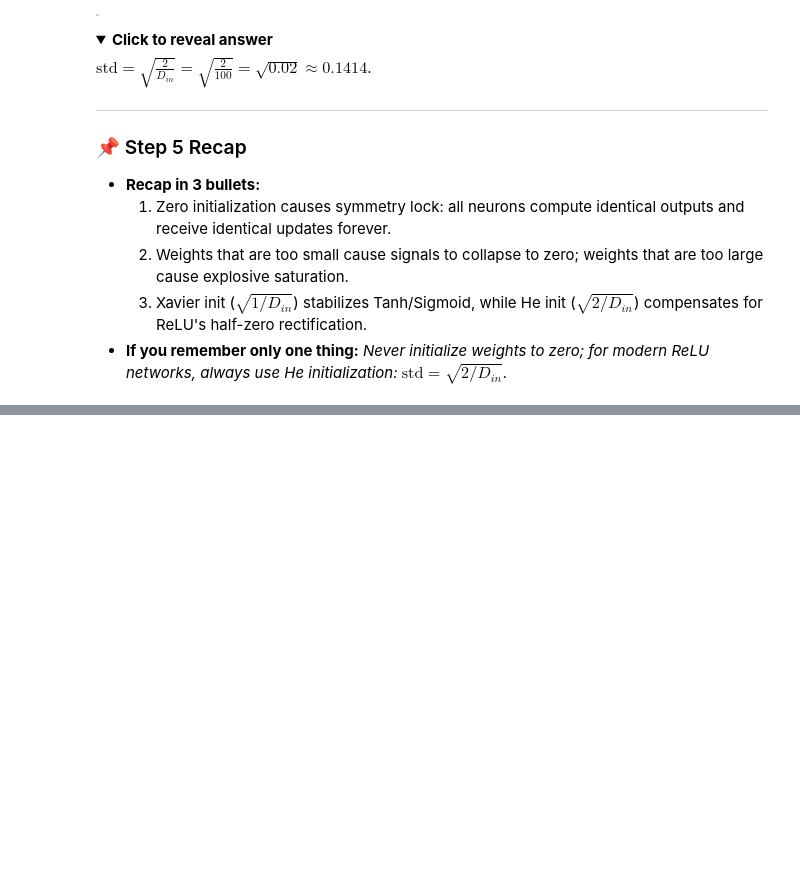
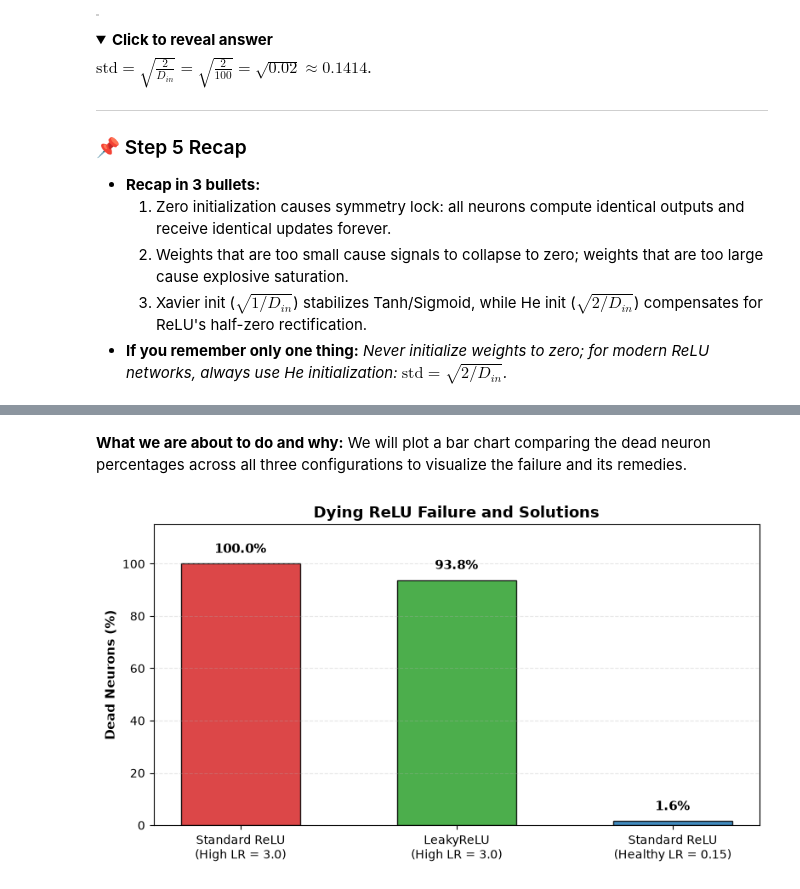
Before and after one commit to Arnav-Shrivastava/Neural-Networks-from-Scratch-Zero-To-Master, a Jupyter notebook: neural_network_from_scratch.ipynb, the cells around one changed output, grey strips where cells are left out. Cells and saved outputs as stored; diff of their text form; code cells hidden in the pictures; folded sections open; blank space fills up the shorter version.

```diff
--- a/neural_network_from_scratch.ipynb
+++ b/neural_network_from_scratch.ipynb
@@ -1829,0 +2032,25 @@ $\text{std} = \sqrt{\frac{2}{D_{in}}} = \sqrt{\frac{2}{100}} = \sqrt{0.02} \appr
+# %% [markdown]
+**What we are about to do and why:**
+We will plot a bar chart comparing the dead neuron percentages across all three configurations to visualize the failure and its remedies.
+# %%
+# Visualizing Dead Neuron Percentages
+fig, ax = plt.subplots(figsize=(8, 4.5))
+
+labels = ["Standard ReLU\n(High LR = 3.0)", "LeakyReLU\n(High LR = 3.0)", "Standard ReLU\n(Healthy LR = 0.15)"]
+percentages = [dead_relu_high_lr, dead_leaky_high_lr, dead_relu_low_lr]
+bar_colors = ["#d62728", "#2ca02c", "#1f77b4"]
+
+bars = ax.bar(labels, percentages, color=bar_colors, width=0.55, edgecolor="black", alpha=0.85)
+ax.set_ylabel("Dead Neurons (%)", fontsize=11, fontweight="bold")
+ax.set_title("Dying ReLU Failure and Solutions", fontsize=13, fontweight="bold")
+ax.set_ylim(0, 115)
+ax.grid(axis="y", linestyle="--", alpha=0.3)
+
+for bar, pct in zip(bars, percentages):
+    yval = bar.get_height()
+    ax.text(bar.get_x() + bar.get_width() / 2.0, yval + 3.0, f"{pct:.1f}%", ha="center", va="bottom", fontsize=11, fontweight="bold")
+
+plt.tight_layout()
+plt.show()
+# %% [output]
+[figure, added]
```
Also changed, not shown: parts of 14 cells of this notebook, 1 other file.
